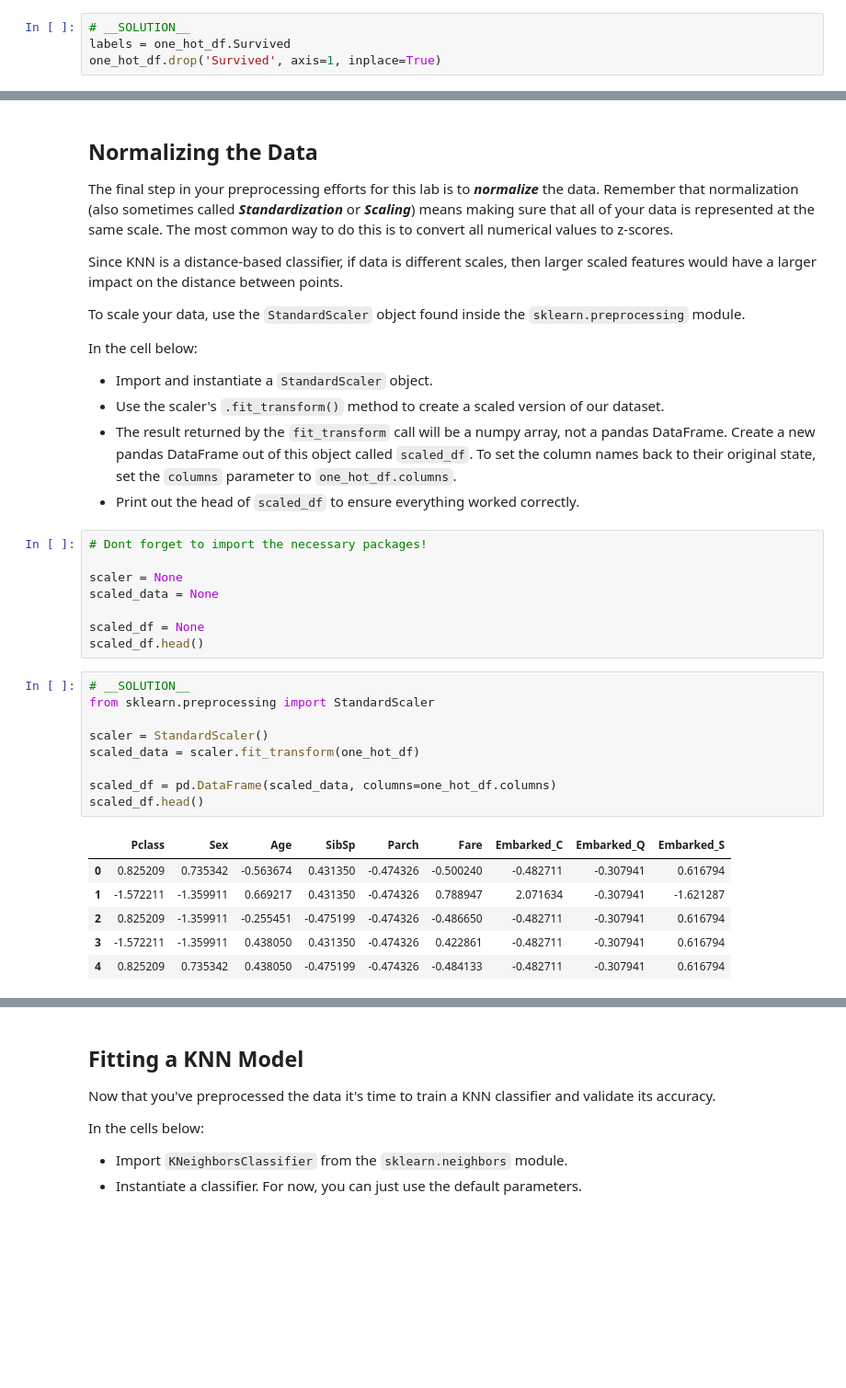
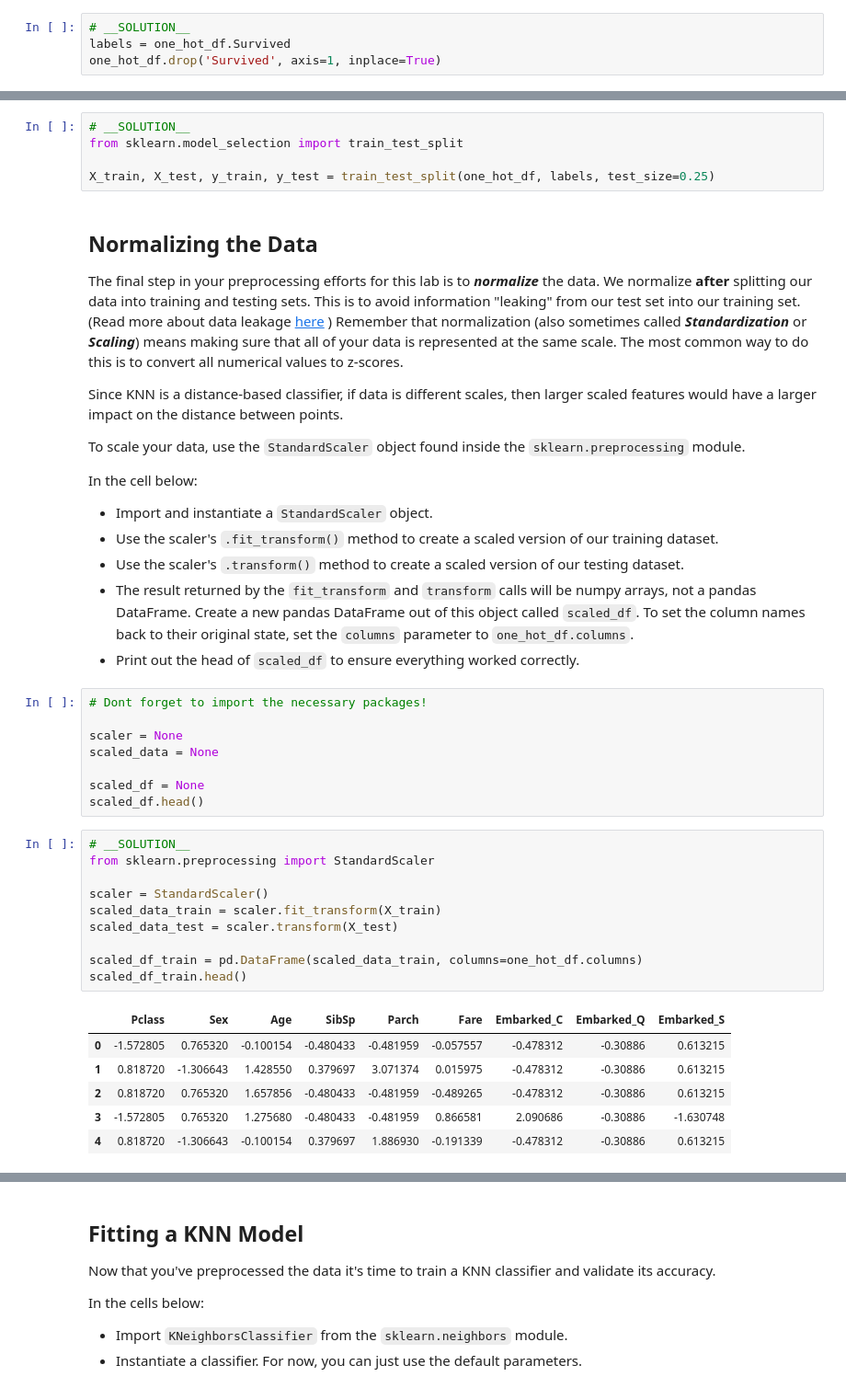
Before and after one commit to learn-co-curriculum/dsc-knn-with-scikit-learn-lab, a Jupyter notebook: index.ipynb, the cells around one changed output, grey strips where cells are left out. Shown at 92% size. Saved outputs shown, nothing was run; the diff lists cells and outputs as text; blank space fills up the shorter version.

Commit message:
fix order of train-test-split

```diff
--- a/index.ipynb
+++ b/index.ipynb
@@ -144,7 +153,12 @@ one_hot_df.drop('Survived', axis=1, inplace=True)
+# %%
+# __SOLUTION__
+from sklearn.model_selection import train_test_split
+
+X_train, X_test, y_train, y_test = train_test_split(one_hot_df, labels, test_size=0.25)
 # %% [markdown]
 ## Normalizing the Data
 
-The final step in your preprocessing efforts for this lab is to **_normalize_** the data. Remember that normalization (also sometimes called **_Standardization_** or **_Scaling_**) means making sure that all of your data is represented at the same scale.  The most common way to do this is to convert all numerical values to z-scores.
+The final step in your preprocessing efforts for this lab is to **_normalize_** the data. We normalize **after** splitting our data into training and testing sets. This is to avoid information "leaking" from our test set into our training set. (Read more about data leakage [here](https://machinelearningmastery.com/data-leakage-machine-learning/) ) Remember that normalization (also sometimes called **_Standardization_** or **_Scaling_**) means making sure that all of your data is represented at the same scale.  The most common way to do this is to convert all numerical values to z-scores.
 
 Since KNN is a distance-based classifier, if data is different scales, then larger scaled features would have a larger impact on the distance between points.
 
@@ -153,8 +167,9 @@ To scale your data, use the `StandardScaler` object found inside the `sklearn.pr
 In the cell below:
 
 * Import and instantiate a `StandardScaler` object.
-* Use the scaler's `.fit_transform()` method to create a scaled version of our dataset.
-* The result returned by the `fit_transform` call will be a numpy array, not a pandas DataFrame. Create a new pandas DataFrame out of this object called `scaled_df`. To set the column names back to their original state, set the `columns` parameter to `one_hot_df.columns`.
+* Use the scaler's `.fit_transform()` method to create a scaled version of our training dataset.
+* Use the scaler's `.transform()` method to create a scaled version of our testing dataset.
+* The result returned by the `fit_transform` and `transform` calls will be numpy arrays, not a pandas DataFrame. Create a new pandas DataFrame out of this object called `scaled_df`. To set the column names back to their original state, set the `columns` parameter to `one_hot_df.columns`.
 * Print out the head of `scaled_df` to ensure everything worked correctly.
 # %%
 # Dont forget to import the necessary packages!
@@ -167,18 +182,19 @@ scaled_df.head()
 # %%
 # __SOLUTION__
 from sklearn.preprocessing import StandardScaler
 
 scaler = StandardScaler()
-scaled_data = scaler.fit_transform(one_hot_df)
+scaled_data_train = scaler.fit_transform(X_train)
+scaled_data_test = scaler.transform(X_test)
 
-scaled_df = pd.DataFrame(scaled_data, columns=one_hot_df.columns)
-scaled_df.head()
+scaled_df_train = pd.DataFrame(scaled_data_train, columns=one_hot_df.columns)
+scaled_df_train.head()
 # %% [output]
 |  | Pclass | Sex | Age | SibSp | Parch | Fare | Embarked_C | Embarked_Q | Embarked_S |
-| 0 | 0.825209 | 0.735342 | -0.563674 | 0.431350 | -0.474326 | -0.500240 | -0.482711 | -0.307941 | 0.616794 |
-| 1 | -1.572211 | -1.359911 | 0.669217 | 0.431350 | -0.474326 | 0.788947 | 2.071634 | -0.307941 | -1.621287 |
-| 2 | 0.825209 | -1.359911 | -0.255451 | -0.475199 | -0.474326 | -0.486650 | -0.482711 | -0.307941 | 0.616794 |
-| 3 | -1.572211 | -1.359911 | 0.438050 | 0.431350 | -0.474326 | 0.422861 | -0.482711 | -0.307941 | 0.616794 |
-| 4 | 0.825209 | 0.735342 | 0.438050 | -0.475199 | -0.474326 | -0.484133 | -0.482711 | -0.307941 | 0.616794 |
+| 0 | -1.572805 | 0.765320 | -0.100154 | -0.480433 | -0.481959 | -0.057557 | -0.478312 | -0.30886 | 0.613215 |
+| 1 | 0.818720 | -1.306643 | 1.428550 | 0.379697 | 3.071374 | 0.015975 | -0.478312 | -0.30886 | 0.613215 |
+| 2 | 0.818720 | 0.765320 | 1.657856 | -0.480433 | -0.481959 | -0.489265 | -0.478312 | -0.30886 | 0.613215 |
+| 3 | -1.572805 | 0.765320 | 1.275680 | -0.480433 | -0.481959 | 0.866581 | 2.090686 | -0.30886 | -1.630748 |
+| 4 | 0.818720 | -1.306643 | -0.100154 | 0.379697 | 1.886930 | -0.191339 | -0.478312 | -0.30886 | 0.613215 |
 # %% [markdown]
 You may have noticed that the scaler also scaled our binary/one-hot encoded columns, too! Although it doesn't look as pretty, this has no negative effect on the model. Each 1 and 0 have been replaced with corresponding decimal values, but each binary column still only contains 2 values, meaning the overall information content of each column has not changed.
```
Also changed, not shown: parts of 8 cells of this notebook.
